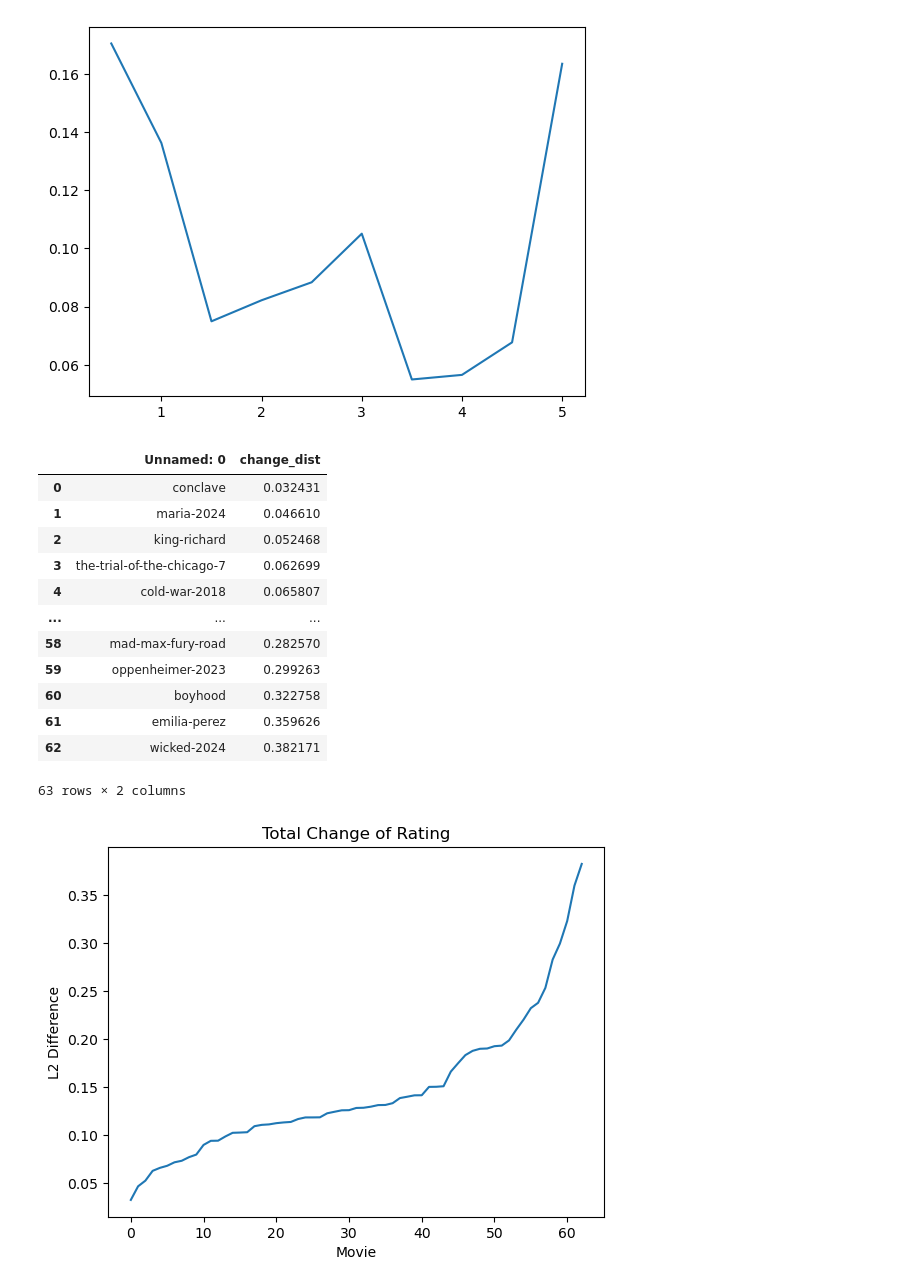
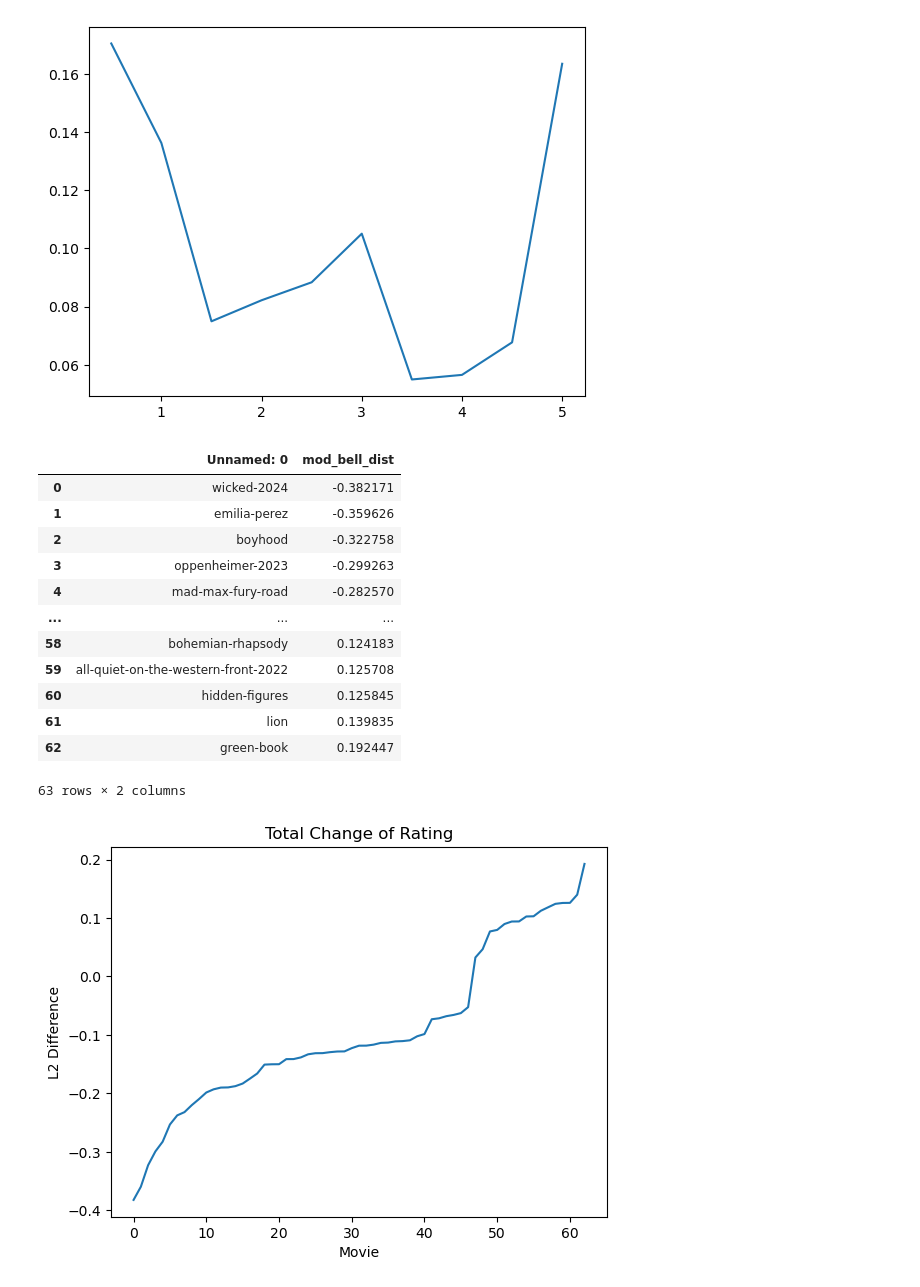
Before and after one commit to Erdos-Projects/fall-2025-predicting-movie-success, a Jupyter notebook: Pictures_Set_Up/Picture_Set_Up.ipynb, the cells around one changed output. Saved outputs shown, nothing was run; the diff lists cells and outputs as text; code cells hidden in the pictures.

```diff
--- a/Pictures_Set_Up/Picture_Set_Up.ipynb
+++ b/Pictures_Set_Up/Picture_Set_Up.ipynb
@@ -44,28 +44,28 @@ plt.savefig('nonbell_user_arkhamknightride.png')
 # %%
 ## L2 Distance Plot
 
-df = pd.read_csv('C:/Users/Shmoops/Desktop/Conda_Stuff/python-prep-backup/fall-2025-predicting-movie-success/Post_Award_Analysis/L2_Distances.csv')
+df = pd.read_csv('C:/Users/Shmoops/Desktop/Conda_Stuff/python-prep-backup/fall-2025-predicting-movie-success/Post_Award_Analysis/L2_Distances_Mod.csv')
 
 fig = df.plot(legend=None)
 fig.set(xlabel= 'Movie', ylabel='L2 Difference', title="Total Change of Rating")
 
 total_change = fig.get_figure()
 
-total_change.savefig("total_change.png")
+total_change.savefig("total_change_mod.png")
 
 df
 # %% [output]
-|  | Unnamed: 0 | change_dist |
-| 0 | conclave | 0.032431 |
-| 1 | maria-2024 | 0.046610 |
-| 2 | king-richard | 0.052468 |
-| 3 | the-trial-of-the-chicago-7 | 0.062699 |
-| 4 | cold-war-2018 | 0.065807 |
+|  | Unnamed: 0 | mod_bell_dist |
+| 0 | wicked-2024 | -0.382171 |
+| 1 | emilia-perez | -0.359626 |
+| 2 | boyhood | -0.322758 |
+| 3 | oppenheimer-2023 | -0.299263 |
+| 4 | mad-max-fury-road | -0.282570 |
 | ... | ... | ... |
-| 58 | mad-max-fury-road | 0.282570 |
-| 59 | oppenheimer-2023 | 0.299263 |
-| 60 | boyhood | 0.322758 |
-| 61 | emilia-perez | 0.359626 |
-| 62 | wicked-2024 | 0.382171 |
+| 58 | bohemian-rhapsody | 0.124183 |
+| 59 | all-quiet-on-the-western-front-2022 | 0.125708 |
+| 60 | hidden-figures | 0.125845 |
+| 61 | lion | 0.139835 |
+| 62 | green-book | 0.192447 |
 63 rows × 2 columns
-[figure, old version]
+[figure, new version]
```
Also changed, not shown: parts of 3 cells of this notebook, 10 other files.
